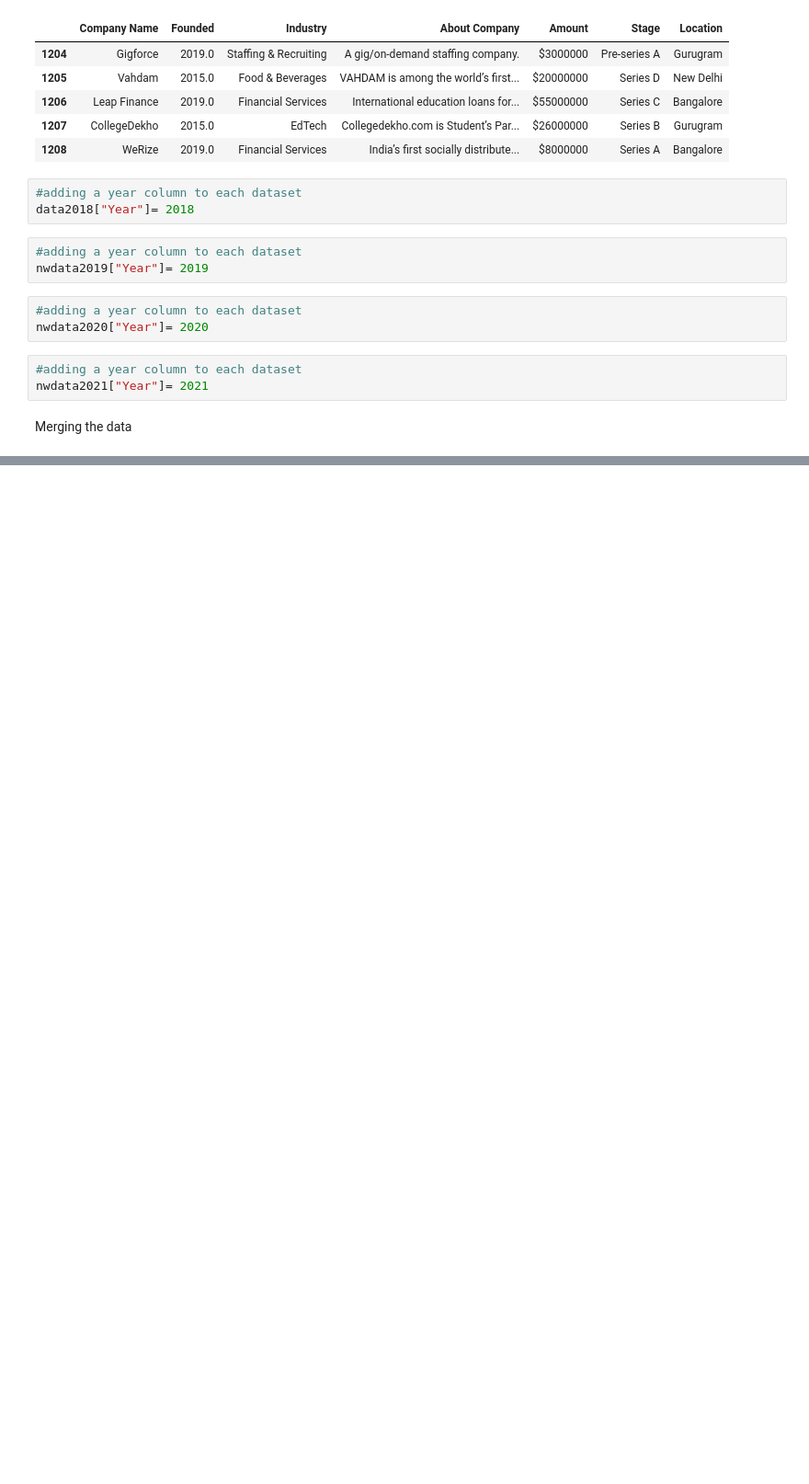
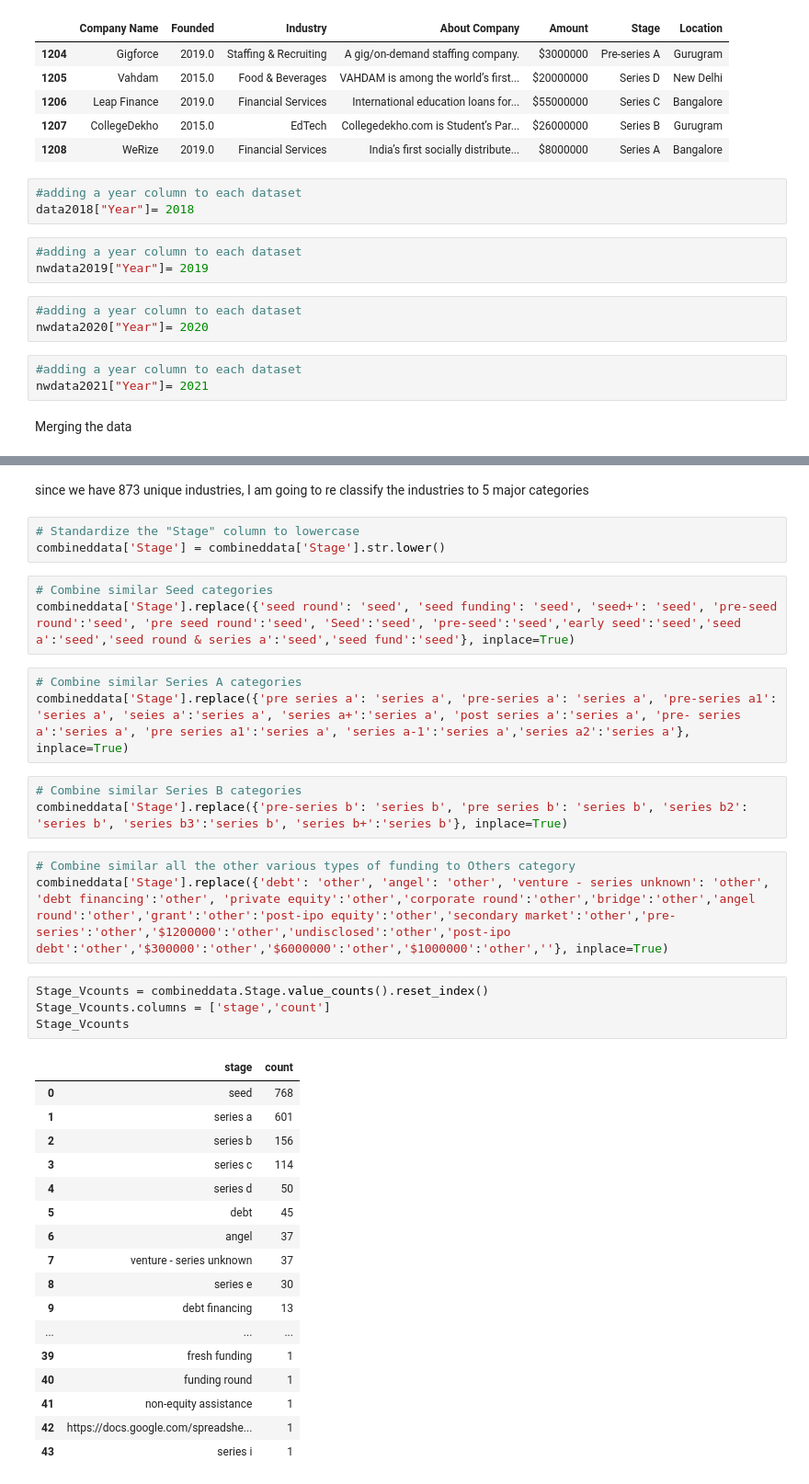
Before and after one commit to OnsongoN/firstLP1, a Jupyter notebook: notebook.ipynb, the cells around one changed output, grey strips where cells are left out. Shown at 92% size. Drawn from its saved outputs; the diff is of its cells as text; blank space fills up the shorter version.

```diff
--- a/notebook.ipynb
+++ b/notebook.ipynb
@@ -467,0 +481,39 @@ combineddata.sample(10)
+# %% [markdown]
+since we have 873 unique industries, I am going to re classify the industries to 5 major categories
+# %%
+# Standardize the "Stage" column to lowercase
+combineddata['Stage'] = combineddata['Stage'].str.lower()
+# %%
+# Combine similar Seed categories
+combineddata['Stage'].replace({'seed round': 'seed', 'seed funding': 'seed', 'seed+': 'seed', 'pre-seed round':'seed', 'pre seed round':'seed', 'Seed':'seed', 'pre-seed':'seed','early seed':'seed','seed a':'seed','seed round & series a':'seed','seed fund':'seed'}, inplace=True)
+# %%
+# Combine similar Series A categories
+combineddata['Stage'].replace({'pre series a': 'series a', 'pre-series a': 'series a', 'pre-series a1': 'series a', 'seies a':'series a', 'series a+':'series a', 'post series a':'series a', 'pre- series a':'series a', 'pre series a1':'series a', 'series a-1':'series a','series a2':'series a'}, inplace=True)
+# %%
+# Combine similar Series B categories
+combineddata['Stage'].replace({'pre-series b': 'series b', 'pre series b': 'series b', 'series b2': 'series b', 'series b3':'series b', 'series b+':'series b'}, inplace=True)
+# %%
+# Combine similar all the other various types of funding to Others category
+combineddata['Stage'].replace({'debt': 'other', 'angel': 'other', 'venture - series unknown': 'other', 'debt financing':'other', 'private equity':'other','corporate round':'other','bridge':'other','angel round':'other','grant':'other':'post-ipo equity':'other','secondary market':'other','pre-series':'other','$1200000':'other','undisclosed':'other','post-ipo debt':'other','$300000':'other','$6000000':'other','$1000000':'other',''}, inplace=True)
+# %%
+Stage_Vcounts = combineddata.Stage.value_counts().reset_index()
+Stage_Vcounts.columns = ['stage','count']
+Stage_Vcounts
+# %% [output]
+|  | stage | count |
+| 0 | seed | 768 |
+| 1 | series a | 601 |
+| 2 | series b | 156 |
+| 3 | series c | 114 |
+| 4 | series d | 50 |
+| 5 | debt | 45 |
+| 6 | angel | 37 |
+| 7 | venture - series unknown | 37 |
+| 8 | series e | 30 |
+| 9 | debt financing | 13 |
+| ... | ... | ... |
+| 39 | fresh funding | 1 |
+| 40 | funding round | 1 |
+| 41 | non-equity assistance | 1 |
+| 42 | https://docs.google.com/spreadshe... | 1 |
+| 43 | series i | 1 |
```
Also changed, not shown: parts of 5 cells of this notebook, 1 other file.
